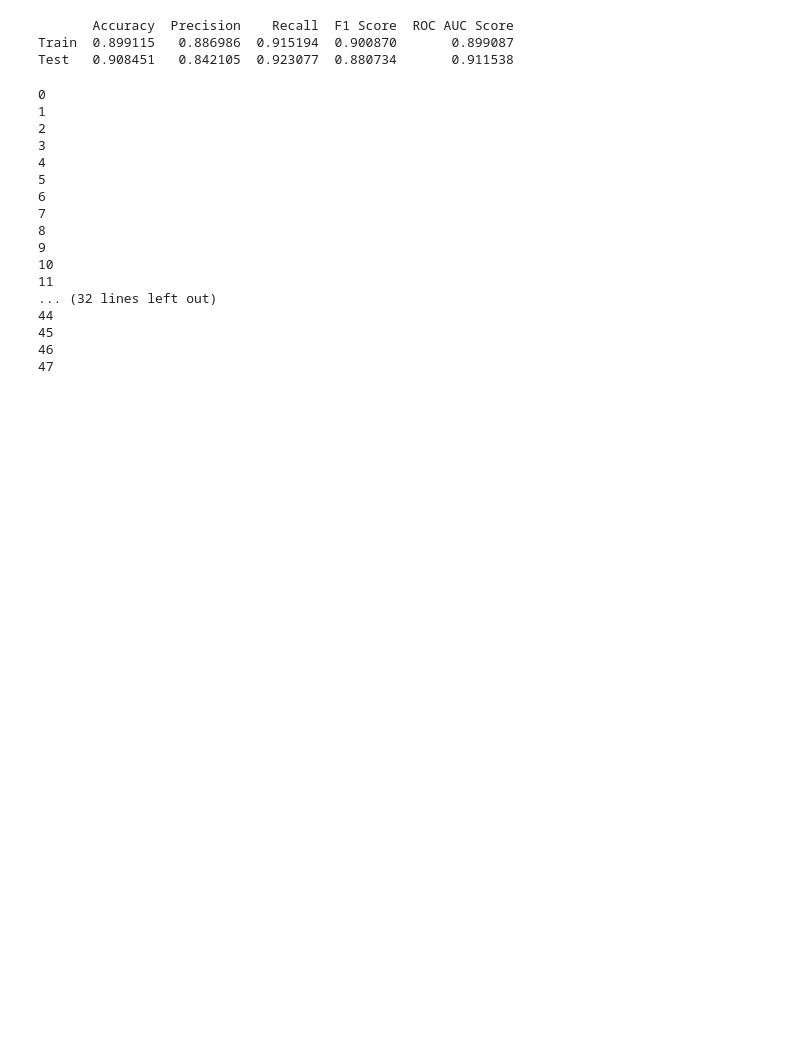
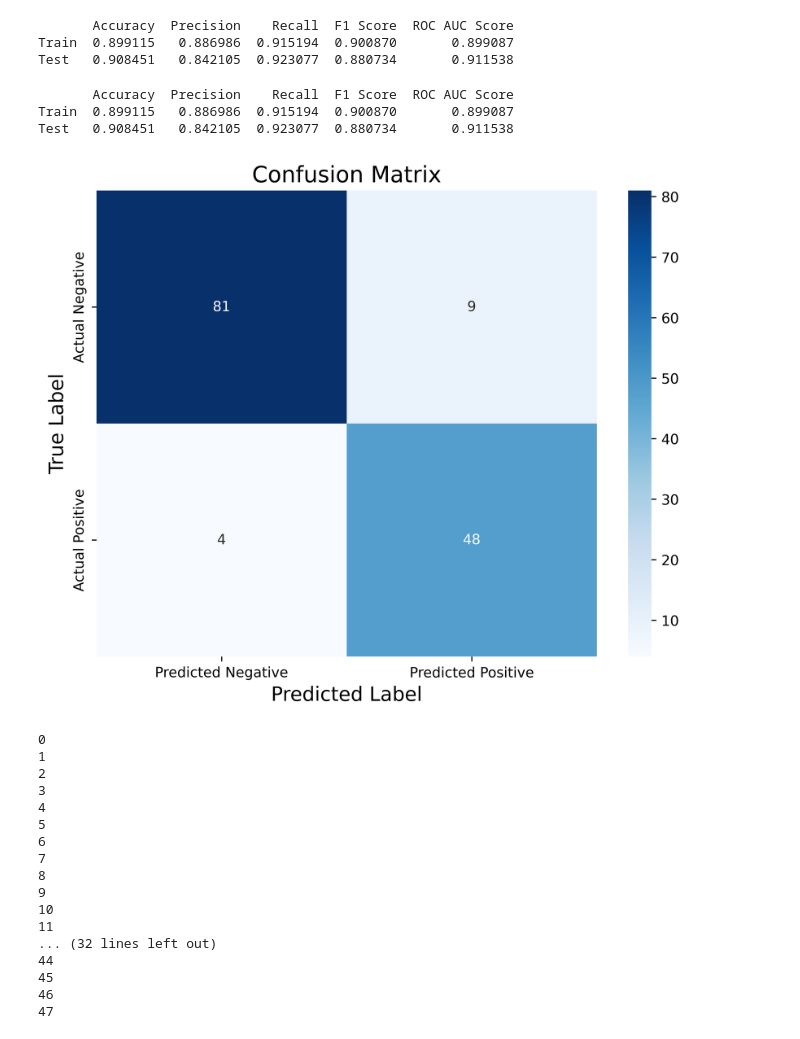
Before and after one commit to PMK1991/cvd_counterfactual_pipeline, a Jupyter notebook: nb_cvd_pipeline.ipynb, the cells around one changed output. Saved outputs shown, nothing was run; the diff lists cells and outputs as text; code cells hidden in the pictures; blank space fills up the shorter version.

Commit message:
Confusion matrix added

```diff
--- a/nb_cvd_pipeline.ipynb
+++ b/nb_cvd_pipeline.ipynb
@@ -236,6 +238,23 @@ print(df_metrics)
        Accuracy  Precision    Recall  F1 Score  ROC AUC Score
 Train  0.899115   0.886986  0.915194  0.900870       0.899087
 Test   0.908451   0.842105  0.923077  0.880734       0.911538
+# %%
+
+print(df_metrics)
+
+# Create and plot the confusion matrix
+cm = confusion_matrix(y_test, test_preds)
+plt.figure(figsize=(8, 6))
+sns.heatmap(cm, annot=True, fmt='d', cmap='Blues', xticklabels=['Predicted Negative', 'Predicted Positive'], yticklabels=['Actual Negative', 'Actual Positive'])
+plt.xlabel('Predicted Label', fontsize=14)
+plt.ylabel('True Label', fontsize=14)
+plt.title('Confusion Matrix', fontsize=16)
+plt.show()
+# %% [output]
+       Accuracy  Precision    Recall  F1 Score  ROC AUC Score
+Train  0.899115   0.886986  0.915194  0.900870       0.899087
+Test   0.908451   0.842105  0.923077  0.880734       0.911538
+[figure, added]
 # %%
 X_high_risk_tp = X_test[(y_pred == 1) & (y_test == 1)].reset_index().drop(['index'], axis=1)
 #X_high_risk_tp = X_test[(y_pred == 1) & (y_test == 1)]
```
Also changed, not shown: parts of 1 cell of this notebook, 1 other file.
